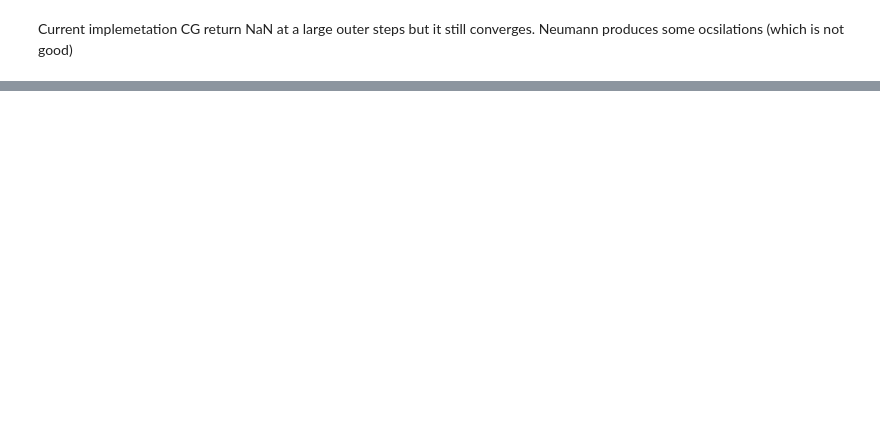
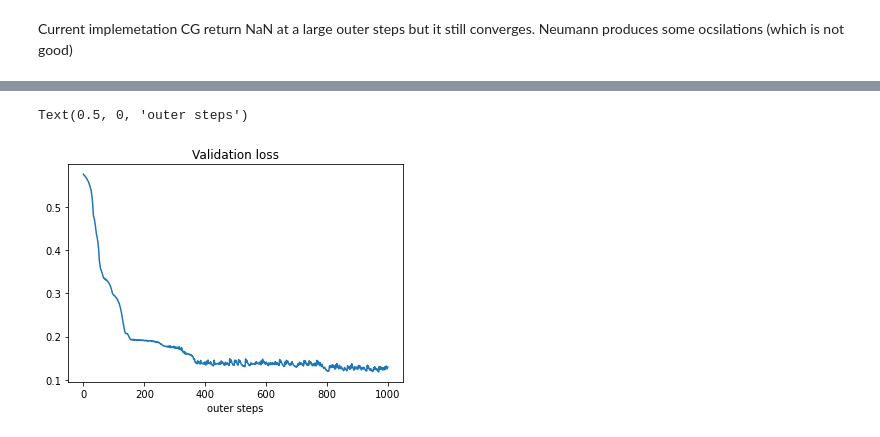
Before and after one commit to anh-tong/hyper-opt, a Jupyter notebook: example/logistic_regression.ipynb, the cells around one changed output, grey strips where cells are left out. Cells and saved outputs as stored; diff of their text form; code cells hidden in the pictures; blank space fills up the shorter version.

```diff
--- a/example/logistic_regression.ipynb
+++ b/example/logistic_regression.ipynb
@@ -143,0 +187,4 @@ Text(0.5, 1.0, 'Test loss')
+# %%
+from torch.utils.data import TensorDataset, DataLoader
+train_dataset = TensorDataset(x_train, y_train)
+train_loader = DataLoader(train_dataset, batch_size=128, shuffle=True)
@@ -143,0 +206,35 @@ Text(0.5, 1.0, 'Test loss')
+# %%
+i_train_loader = InfiniteDataLoader(train_loader)
+
+def train_loss_func():
+        x, y = i_train_loader.next()
+        train_loss, _ = model.train_loss(x, y)
+        return train_loss
+
+val_losses = []
+test_losses = []
+hyperparam_hist = []
+for o_step in range(outer_steps):
+
+    # inner optimizer
+    for t in range(T):
+        w_optimizer.zero_grad()
+        x, y = i_train_loader.next()
+        loss, _ = model.train_loss(x, y)
+        loss.backward()
+        w_optimizer.step()
+
+    # outer optimizer
+
+    val_loss = model.validation_loss(x_val, y_val)
+    hyper_optimizer.step(train_loss_func, val_loss, None)
+    model.hyper_parameters[0].data.clamp_(min=1e-8)
+
+
+    if o_step % 10 == 0:
+        print(f"Outer step {o_step:3d} \t Val Loss: {val_loss.item():.3f}")
+        test_loss = model.validation_loss(x_test, y_test)
+        test_losses.append(test_loss.item())
+
+    hyperparam_hist.append(model.hyper_parameters[0].detach().clone().numpy())
+    val_losses.append(val_loss.item())
@@ -143,0 +259,7 @@ Text(0.5, 1.0, 'Test loss')
+# %%
+plt.plot(val_losses)
+plt.title("Validation loss")
+plt.xlabel("outer steps")
+# %% [output]
+Text(0.5, 0, 'outer steps')
+[figure, added]
```
Also changed, not shown: parts of 15 cells of this notebook, 4 other files.
